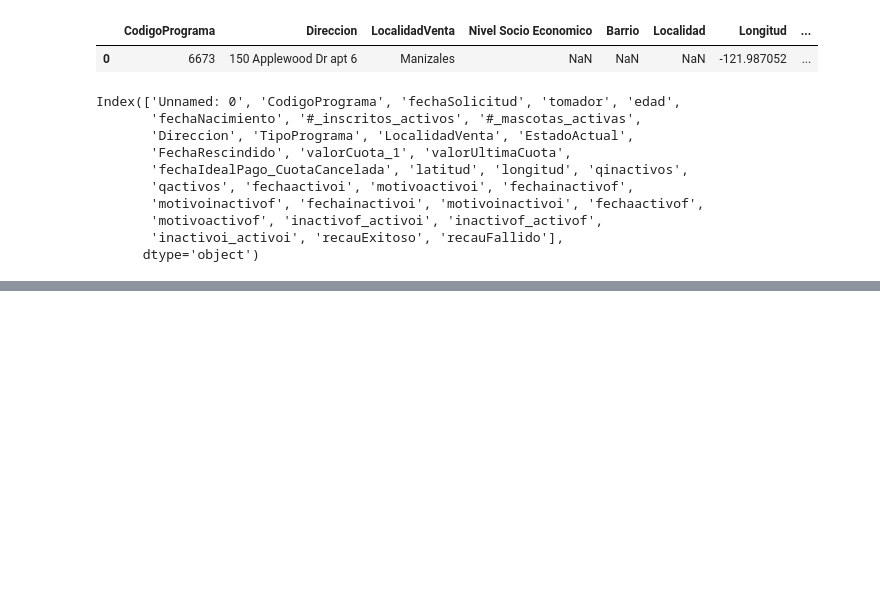
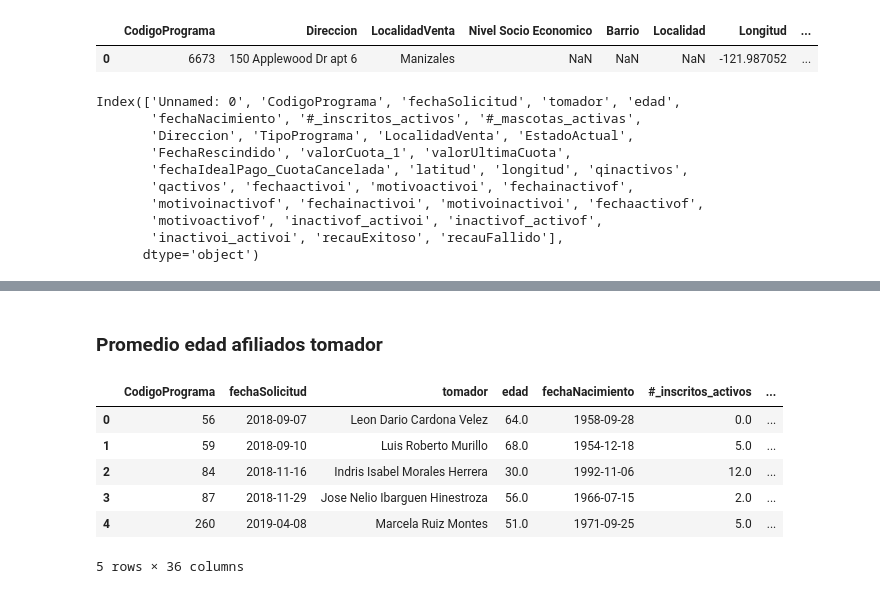
Before and after one commit to cfccfelipe/desercion, a Jupyter notebook: pipeline/union_data.ipynb, the cells around one changed output, grey strips where cells are left out. Cells and saved outputs as stored; diff of their text form; code cells hidden in the pictures; blank space fills up the shorter version.

```diff
--- a/pipeline/union_data.ipynb
+++ b/pipeline/union_data.ipynb
@@ -290,0 +322,18 @@ principal.to_csv("../data/outputs/principal_v0.2.csv", index=False)
+# %% [markdown]
+### Promedio edad afiliados tomador
+# %%
+prom_edad = datos_titulares[["NOMBRE_TOMADOR", "EDAD_INSCRITO"]]\
+    .groupby("NOMBRE_TOMADOR").mean("EDAD_INSCRITO").reset_index()\
+        .rename(columns={"NOMBRE_TOMADOR": "tomador", "EDAD_INSCRITO": "prom_edad_insc"})
+# prom_edad["tomador"] = prom_edad["tomador"].str.lower().str.replace(" ", "")
+# principal["tomador"] = principal["tomador"].str.lower().str.replace(" ", "")
+data = principal.merge(prom_edad, on="tomador", how="left")
+data.head()
+# %% [output]
+|  | CodigoPrograma | fechaSolicitud | tomador | edad | fechaNacimiento | #_inscritos_activos | ... |
+| 0 | 56 | 2018-09-07 | Leon Dario Cardona Velez | 64.0 | 1958-09-28 | 0.0 | ... |
+| 1 | 59 | 2018-09-10 | Luis Roberto Murillo | 68.0 | 1954-12-18 | 5.0 | ... |
+| 2 | 84 | 2018-11-16 | Indris Isabel Morales Herrera | 30.0 | 1992-11-06 | 12.0 | ... |
+| 3 | 87 | 2018-11-29 | Jose Nelio Ibarguen Hinestroza | 56.0 | 1966-07-15 | 2.0 | ... |
+| 4 | 260 | 2019-04-08 | Marcela Ruiz Montes | 51.0 | 1971-09-25 | 5.0 | ... |
+5 rows × 36 columns
```
Also changed, not shown: parts of 15 cells of this notebook, 5 other files.
